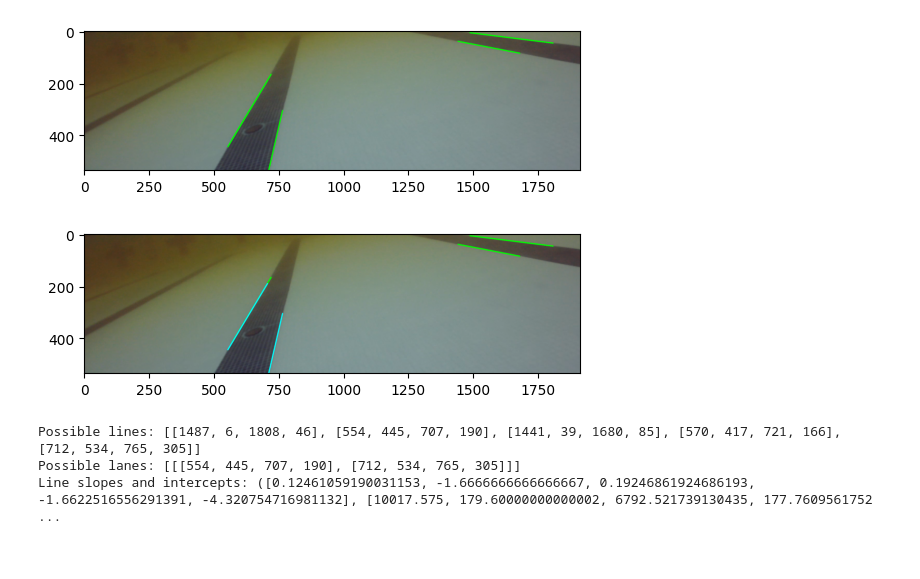
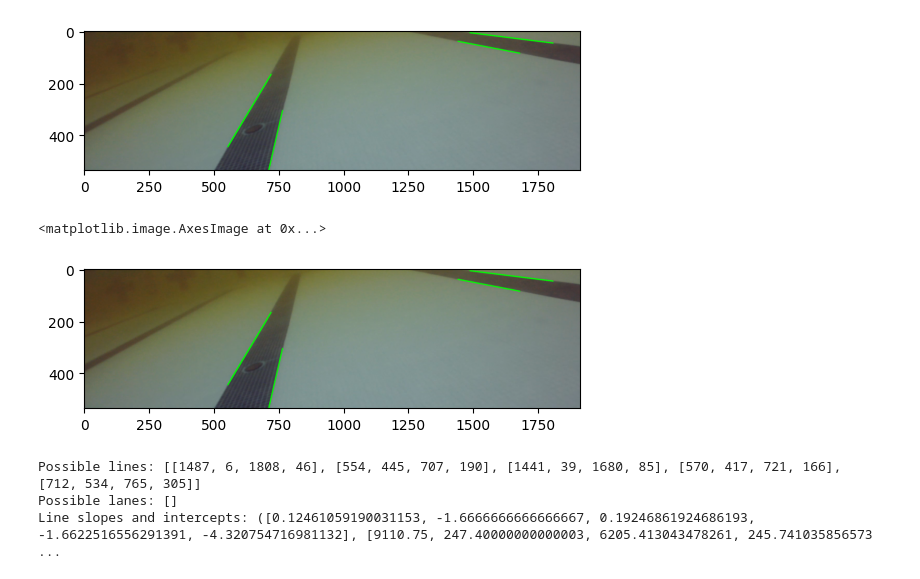
Before and after one commit to TotallyNotAPumpkin/cv-intro, a Jupyter notebook: video_following.ipynb, the cells around one changed output. Cells and saved outputs as stored; diff of their text form; code cells hidden in the pictures.

```diff
--- a/video_following.ipynb
+++ b/video_following.ipynb
@@ -32,17 +32,18 @@ plt.imshow(lane_detection.draw_lines(againResized, lines))
 [figure]
 # %%
 lanes = lane_detection.detect_lanes(againResized, lines)
-lane_detection.draw_lanes(againResized, lanes)
+plt.imshow(lane_detection.draw_lanes(againResized, lanes))
 # %% [output]
+<matplotlib.image.AxesImage at 0x...>
-[figure, old version]
+[figure, new version]
 # %%
 print(f"Possible lines: {lines}")
 print(f"Possible lanes: {lanes}")
-print(f"Line slopes and intercepts: {lane_detection.get_slopes_intercepts(image, lines)}")
+print(f"Line slopes and intercepts: {lane_detection.get_slopes_intercepts(againResized, lines)}")
 # %% [output]
 Possible lines: [[1487, 6, 1808, 46], [554, 445, 707, 190], [1441, 39, 1680, 85], [570, 417, 721, 166], [712, 534, 765, 305]]
-Possible lanes: [[[554, 445, 707, 190], [712, 534, 765, 305]]]
-Line slopes and intercepts: ([0.12461059190031153, -1.6666666666666667, 0.19246861924686193, -1.6622516556291391, -4.320754716981132], [10017.575, 179.60000000000002, 6792.521739130435, 177.7609561752 ...
+Possible lanes: []
+Line slopes and intercepts: ([0.12461059190031153, -1.6666666666666667, 0.19246861924686193, -1.6622516556291391, -4.320754716981132], [9110.75, 247.40000000000003, 6205.413043478261, 245.741035856573 ...
 # %%
 center = lane_following.get_lane_center(img, lanes)
 action = lane_following.recommend_direction(img, center[0], center[1])
```
Also changed, not shown: parts of 2 cells of this notebook, 1 other file.
